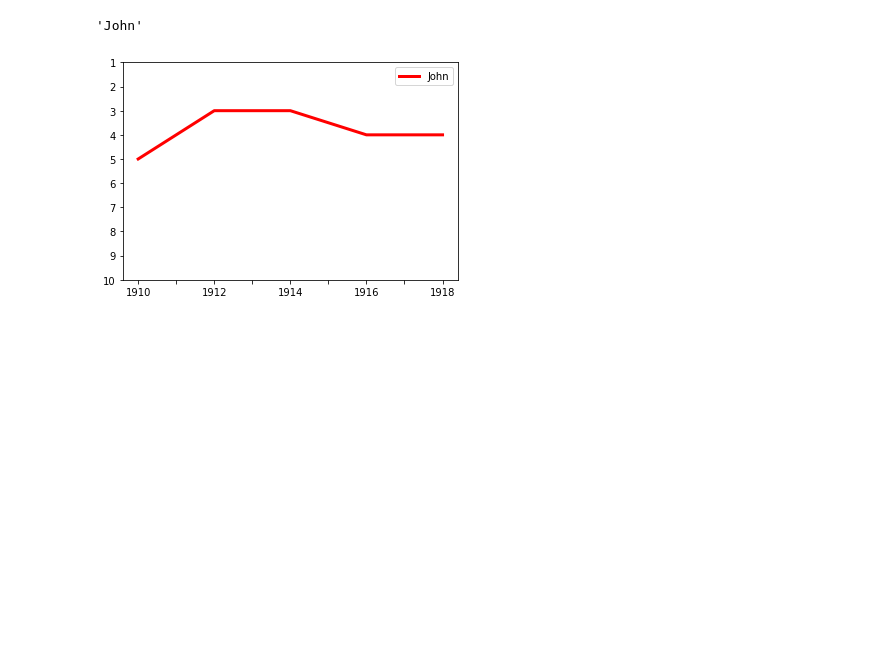
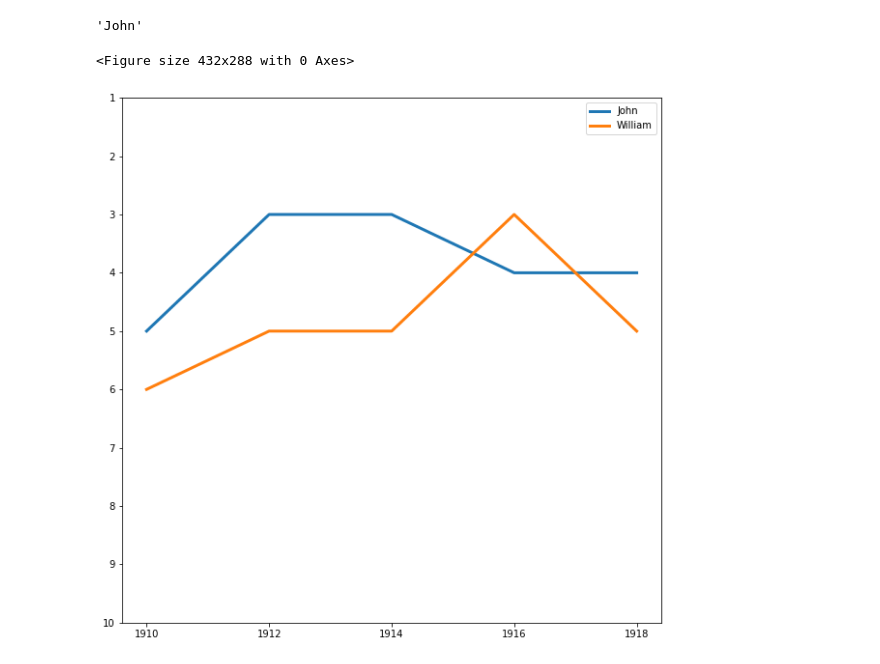
Before and after one commit to MrLRTripp/NameSurfer, a Jupyter notebook: namesurfer.ipynb, the cells around one changed output. Saved outputs shown, nothing was run; the diff lists cells and outputs as text; code cells hidden in the pictures; blank space fills up the shorter version.

Commit message:
Interesting plots of top 10 rank and top 10 variance

```diff
--- a/namesurfer.ipynb
+++ b/namesurfer.ipynb
@@ -500,8 +404,3 @@ Name
 James    1
 John     4
 Name: Rank, dtype: int64
-# %%
-nr = rank_of_all_names_df[['Rank']]
-yr = 1910
-nr.rename(columns={'Rank':f"Rank{yr}"},inplace=True)
-nr.head()
@@ -520,3 +406,0 @@ See the caveats in the documentation: https://pandas.pydata.org/pandas-docs/stab
-# %%
-r1911 = pd.DataFrame({'Rank1911':[3,4,6]}, index=['James','Mary','zazoo'])
-r1911
@@ -699,9 +578,3 @@ Name: John, dtype: float64
 john_series.name
 # %% [output]
 'John'
-# %%
-ax= john_series.plot(kind='line',ylim=(10,1), color='red', linewidth=3, legend=True, label= john_series.name) # (t['Rank'].max(), t['Rank'].min()))
-
-plt.show()
-# %% [output]
-[figure, removed]
@@ -711,0 +581,13 @@ plt.show()
+# %%
+william_series = result_df.loc['William']
+# %%
+fig = plt.figure()
+plt.figure(figsize=(10.0,10.0))
+plt.plot(john_series,linewidth=3, label=john_series.name)
+plt.plot(william_series,linewidth=3, label=william_series.name)
+plt.legend()
+plt.ylim(10,1)
+plt.show()
+# %% [output]
+<Figure size 432x288 with 0 Axes>
+[figure, added]
```
Also changed, not shown: parts of 31 cells of this notebook.
